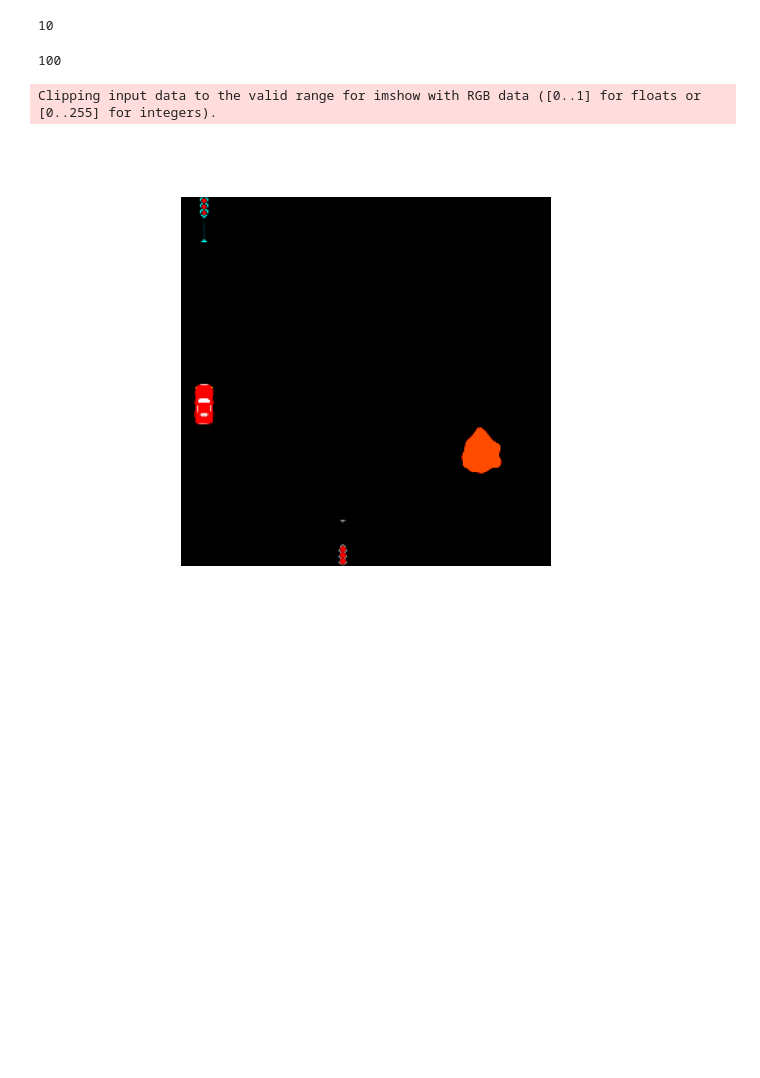
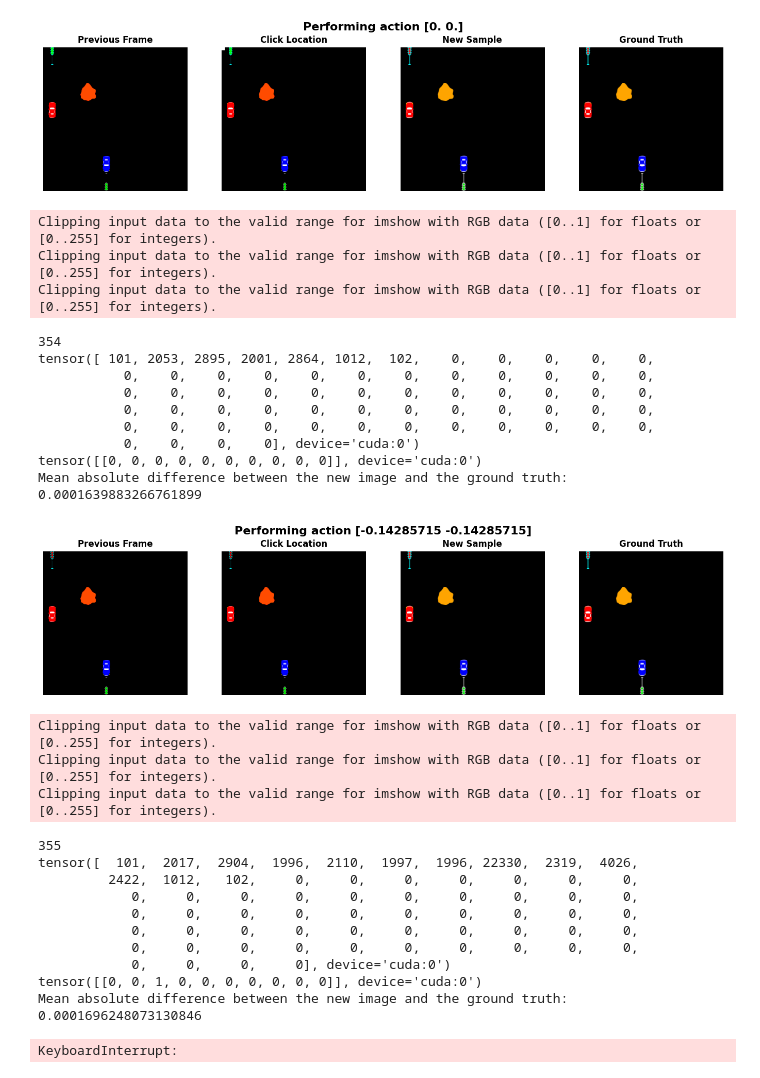
Before and after one commit to j0hngou/BISCUIT, a Jupyter notebook: manual_eval.ipynb, the cells around one changed output. Saved outputs shown, nothing was run; the diff lists cells and outputs as text; code cells hidden in the pictures; blank space fills up the shorter version.

```diff
--- a/manual_eval.ipynb
+++ b/manual_eval.ipynb
@@ -9,7 +9,7 @@ from typing import List, Tuple, Dict, Any, Union, Optional
 device = 'cuda' if torch.cuda.is_available() else 'cpu'
 
 autoencoder_path = '/home/john/PhD/BISCUIT/pretrained_moels/AE_gridworld_simplified/AE_20l_64hid.ckpt'
-model_path = '/home/john/PhD/BISCUIT/pretrained_models/AE_gridworld_simplified/NF_text_only.ckpt'
+model_path = '/home/john/PhD/BISCUIT/pretrained_models/AE_gridworld_simplified/NF_textonly_10c.ckpt'
 model = BISCUITNF.load_from_checkpoint(model_path, autoencoder_path=autoencoder_path)
 model.to(device)
 model.freeze()
@@ -96,8 +96,8 @@ def visualize_episode(frames, causals, causal_keys, actions, action_descriptions
         plt.tight_layout()
         plt.show()
 
-a = np.load('/home/john/PhD/BISCUIT/data/gridworld_simplified_5c/val/gridworld_episode_10002.npz')
-causal_keys = json.load(open('/home/john/PhD/BISCUIT/data/gridworld_simplified_5c/train_metadata.json'))['flattened_causals']
+a = np.load('/home/john/PhD/BISCUIT/data_generation/data/gridworld_simplified_18c/check/gridworld_episode_15.npz')
+causal_keys = json.load(open('/home/john/PhD/BISCUIT/data_generation/data/gridworld_simplified_18c/check_metadata.json'))['flattened_causals']
 frames, causals, actions, interventions, action_descriptions = a['frames'], a['causals'], a['actions'], a['interventions'], a['action_descriptions']
 visualize_episode(frames, causals, causal_keys, actions, action_descriptions, interventions)
 # %%
@@ -215,14 +215,16 @@ def next_step_prediction(
         text: Optional[str] = None,
         tokenizer: Optional[Any] = None,
         text_only: bool = False,
+        tokenized_description=None,
         N: int = 8
     ) -> Tuple[torch.Tensor, torch.Tensor]:
     if latents is None:
         input_image = (image * 2.0) - 1.0
         latents = model.autoencoder.encoder(input_image[None])
         latents, _ = model.flow.forward(latents)
+    # tokenized_description = None
     if text is not None:
-        tokenized_description = tokenizer.tokenizer(text, return_token_type_ids=True, padding='max_length', max_length=64)
+        tokenized_description = tokenizer(text, return_token_type_ids=True, padding='max_length', max_length=64)
         input_ids = torch.tensor(tokenized_description['input_ids']).to(device)
         token_type_ids = torch.tensor(tokenized_description['token_type_ids']).to(device)
         attention_mask = torch.tensor(tokenized_description['attention_mask']).to(device)
@@ -280,13 +282,10 @@ for elem in val_dataset:
     print(elem[0].shape)
 # %%
 from experiments.datasets import GridworldDataset
-data_folder = '/home/john/PhD/BISCUIT/data/gridworld_simplified_5c'
+data_folder = '/home/john/PhD/BISCUIT/data_generation/data/gridworld_simplified_12c_3d/'
 # val_seq_dataset = GridworldDataset(
 # data_folder=data_folder, split='val', return_targets=True, return_robot_state=True, single_image=False, triplet=False, seq_len=2, cluster=False, return_text=False, subsample_percentage=0.01)
 test_seq_dataset = GridworldDataset(
-        data_folder=data_folder, split='test', return_targets=True, return_latents=True, single_image=False, triplet=False, seq_len=2, cluster=False, return_text=False, subsample_percentage=0.01)
+        data_folder=data_folder, split='train', return_targets=True, return_latents=True, single_image=False, triplet=False, seq_len=2, cluster=False, return_text=True, subsample_percentage=1.0)
 val_indep_dataset = GridworldDataset(
-         data_folder=data_folder, split='val_indep', return_targets=True, single_image=True, return_latents=True, triplet=False, seq_len=1, cluster=False, return_text=False, subsample_percentage=0.1)
+         data_folder=data_folder, split='val_indep', return_targets=True, single_image=True, return_latents=True, triplet=False, seq_len=1, cluster=False, return_text=True, subsample_percentage=1.0)
-# %% [output]
-10
-100
@@ -293,18 +299,48 @@ val_indep_dataset = GridworldDataset(
 # %%
 import torch
 
 def reverseEnum(data: list):
     for i in range(len(data)-1, -1, -1):
         yield (i, data[i])
 
 for i, frame_seq in enumerate(test_seq_dataset):
         print(i)
         action = torch.tensor(frame_seq[1]).to(device).squeeze()
         interventions = torch.tensor(frame_seq[2]).to(device)
         causals = torch.tensor(frame_seq[3]).to(device)
+        tokenized_description = {'input_ids': torch.tensor(frame_seq[3]).to(device), 'token_type_ids': torch.tensor(frame_seq[4]).to(device), 'attention_mask': torch.tensor(frame_seq[5]).to(device)}
         print(causals)
         print(interventions)
         # intv_targets = torch.tensor(frame_seq[2]).to(device)
         intv_targets = None
         plot_images = True
-        new_image, new_latents = next_step_prediction(model, frame_seq[0][0], action, gt_image=frame_seq[0][1], plot_images=plot_images, intv_targets=intv_targets)
+        new_image, new_latents = next_step_prediction(model, frame_seq[0][0], action, gt_image=frame_seq[0][1], plot_images=plot_images, intv_targets=intv_targets, tokenized_description=tokenized_description, text_only=False, N=1)
+# %% [output]
+[figure, added]
+Clipping input data to the valid range for imshow with RGB data ([0..1] for floats or [0..255] for integers).
+Clipping input data to the valid range for imshow with RGB data ([0..1] for floats or [0..255] for integers).
+Clipping input data to the valid range for imshow with RGB data ([0..1] for floats or [0..255] for integers).
+354
+tensor([ 101, 2053, 2895, 2001, 2864, 1012,  102,    0,    0,    0,    0,    0,
+           0,    0,    0,    0,    0,    0,    0,    0,    0,    0,    0,    0,
+           0,    0,    0,    0,    0,    0,    0,    0,    0,    0,    0,    0,
+           0,    0,    0,    0,    0,    0,    0,    0,    0,    0,    0,    0,
+           0,    0,    0,    0,    0,    0,    0,    0,    0,    0,    0,    0,
+           0,    0,    0,    0], device='cuda:0')
+tensor([[0, 0, 0, 0, 0, 0, 0, 0, 0, 0]], device='cuda:0')
+Mean absolute difference between the new image and the ground truth: 0.0001639883266761899
+[figure, added]
+Clipping input data to the valid range for imshow with RGB data ([0..1] for floats or [0..255] for integers).
+Clipping input data to the valid range for imshow with RGB data ([0..1] for floats or [0..255] for integers).
+Clipping input data to the valid range for imshow with RGB data ([0..1] for floats or [0..255] for integers).
+355
+tensor([  101,  2017,  2904,  1996,  2110,  1997,  1996, 22330,  2319,  4026,
+         2422,  1012,   102,     0,     0,     0,     0,     0,     0,     0,
+            0,     0,     0,     0,     0,     0,     0,     0,     0,     0,
+            0,     0,     0,     0,     0,     0,     0,     0,     0,     0,
+            0,     0,     0,     0,     0,     0,     0,     0,     0,     0,
+            0,     0,     0,     0,     0,     0,     0,     0,     0,     0,
+            0,     0,     0,     0], device='cuda:0')
+tensor([[0, 0, 1, 0, 0, 0, 0, 0, 0, 0]], device='cuda:0')
+Mean absolute difference between the new image and the ground truth: 0.0001696248073130846
+KeyboardInterrupt:
@@ -357,9 +417,6 @@ def onclick(event):
     fig.canvas.draw()
 
 cid = fig.canvas.mpl_connect('button_press_event', onclick)
-# %% [output]
-Clipping input data to the valid range for imshow with RGB data ([0..1] for floats or [0..255] for integers).
-[figure, removed]
 # %%
 image = test_seq_dataset[5][0][0]
 latents = None
```
Also changed, not shown: parts of 8 cells of this notebook, 1 other file.
